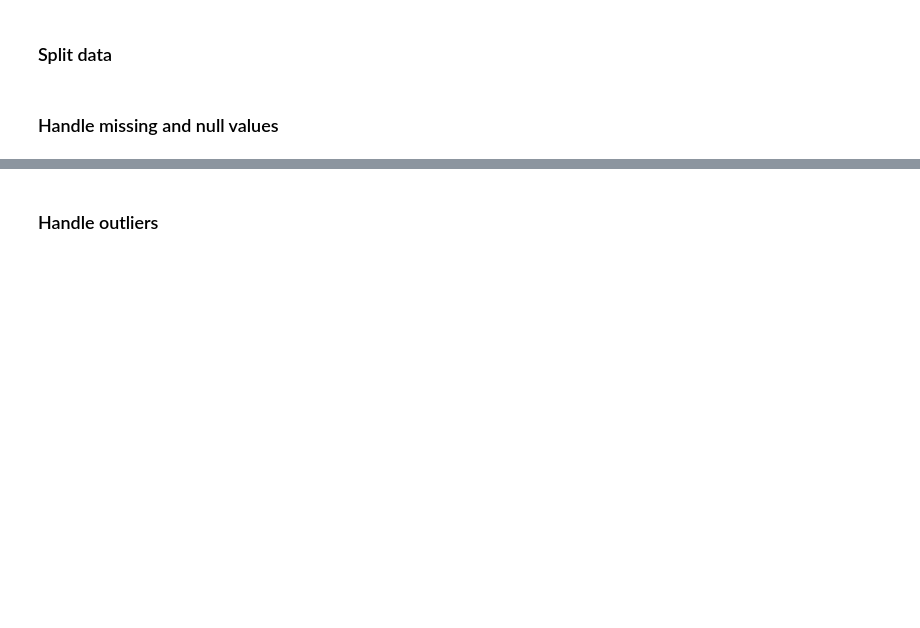
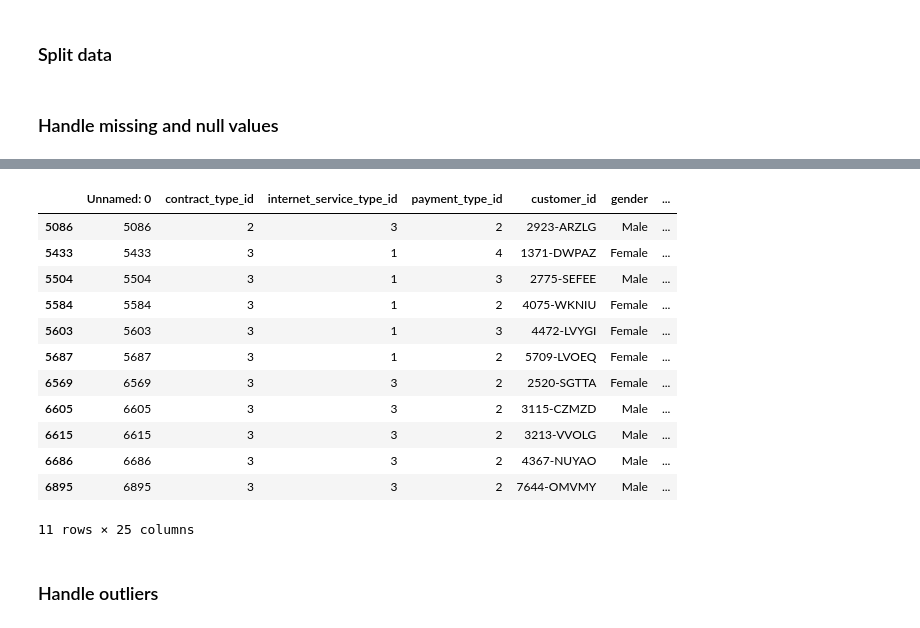
Before and after one commit to team-db-telco/telco-classification-project, a Jupyter notebook: prepare.ipynb, the cells around one changed output, grey strips where cells are left out. Saved outputs shown, nothing was run; the diff lists cells and outputs as text; code cells hidden in the pictures; blank space fills up the shorter version.

```diff
--- a/prepare.ipynb
+++ b/prepare.ipynb
@@ -44,2 +92,27 @@ train, valid = prepare.split_my_data(train, 0.8)
+# %%
+# These values are null because the tenure is 0, so they haven't been charged yet.
+# We'll assume that they are going to be charged.
+# So the monthly charge value will fill in the null values.
+
+def handle_nulls(df):
+    df.total_charges = df['total_charges'].fillna(df['monthly_charges'])
+    return df
+# %%
+telco_test = handle_nulls(telco)
+telco_test[telco_test.tenure == 0]
+# %% [output]
+|  | Unnamed: 0 | contract_type_id | internet_service_type_id | payment_type_id | customer_id | gender | ... |
+| 5086 | 5086 | 2 | 3 | 2 | 2923-ARZLG | Male | ... |
+| 5433 | 5433 | 3 | 1 | 4 | 1371-DWPAZ | Female | ... |
+| 5504 | 5504 | 3 | 1 | 3 | 2775-SEFEE | Male | ... |
+| 5584 | 5584 | 3 | 1 | 2 | 4075-WKNIU | Female | ... |
+| 5603 | 5603 | 3 | 1 | 3 | 4472-LVYGI | Female | ... |
+| 5687 | 5687 | 3 | 1 | 2 | 5709-LVOEQ | Female | ... |
+| 6569 | 6569 | 3 | 3 | 2 | 2520-SGTTA | Female | ... |
+| 6605 | 6605 | 3 | 3 | 2 | 3115-CZMZD | Male | ... |
+| 6615 | 6615 | 3 | 3 | 2 | 3213-VVOLG | Male | ... |
+| 6686 | 6686 | 3 | 3 | 2 | 4367-NUYAO | Male | ... |
+| 6895 | 6895 | 3 | 3 | 2 | 7644-OMVMY | Male | ... |
+11 rows × 25 columns
 # %% [markdown]
 ### Handle outliers
```
Also changed, not shown: parts of 27 cells of this notebook, 2 other files.
